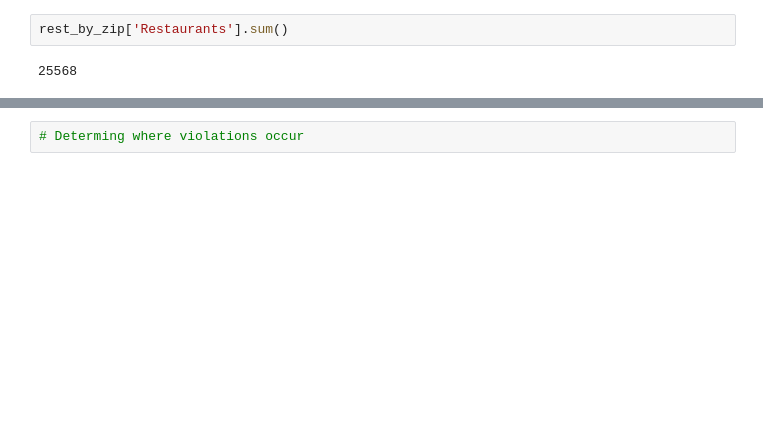
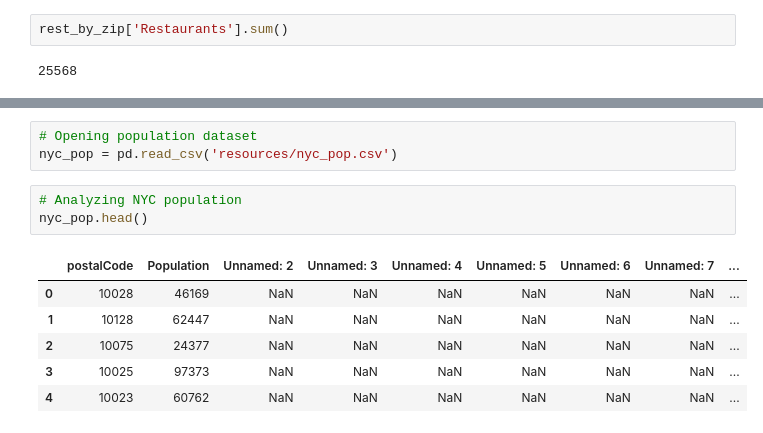
Before and after one commit to tiroger/nyc_rats, a Jupyter notebook: rat_restaurants.ipynb, the cells around one changed output, grey strips where cells are left out. Cells and saved outputs as stored; diff of their text form; blank space fills up the shorter version.

```diff
--- a/rat_restaurants.ipynb
+++ b/rat_restaurants.ipynb
@@ -134,5 +121,16 @@ ax.get_legend().set_bbox_to_anchor((.3, .9))
 plt.savefig(imgfile)
 # %% [output]
 [figure]
-# %%
-# Determing where violations occur
+# %%
+# Opening population dataset
+nyc_pop = pd.read_csv('resources/nyc_pop.csv')
+# %%
+# Analyzing NYC population
+nyc_pop.head()
+# %% [output]
+|  | postalCode | Population | Unnamed: 2 | Unnamed: 3 | Unnamed: 4 | Unnamed: 5 | Unnamed: 6 | Unnamed: 7 | ... |
+| 0 | 10028 | 46169 | NaN | NaN | NaN | NaN | NaN | NaN | ... |
+| 1 | 10128 | 62447 | NaN | NaN | NaN | NaN | NaN | NaN | ... |
+| 2 | 10075 | 24377 | NaN | NaN | NaN | NaN | NaN | NaN | ... |
+| 3 | 10025 | 97373 | NaN | NaN | NaN | NaN | NaN | NaN | ... |
+| 4 | 10023 | 60762 | NaN | NaN | NaN | NaN | NaN | NaN | ... |
```
Also changed, not shown: parts of 8 cells of this notebook, 3 other files.
